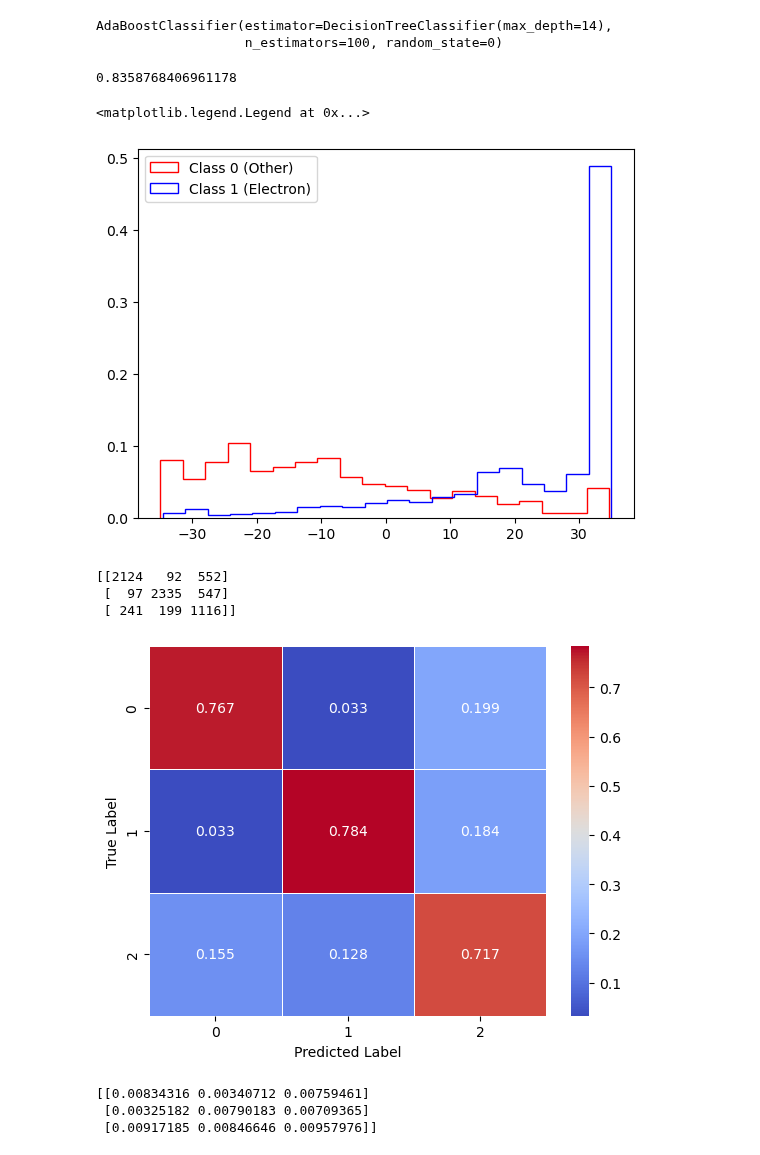
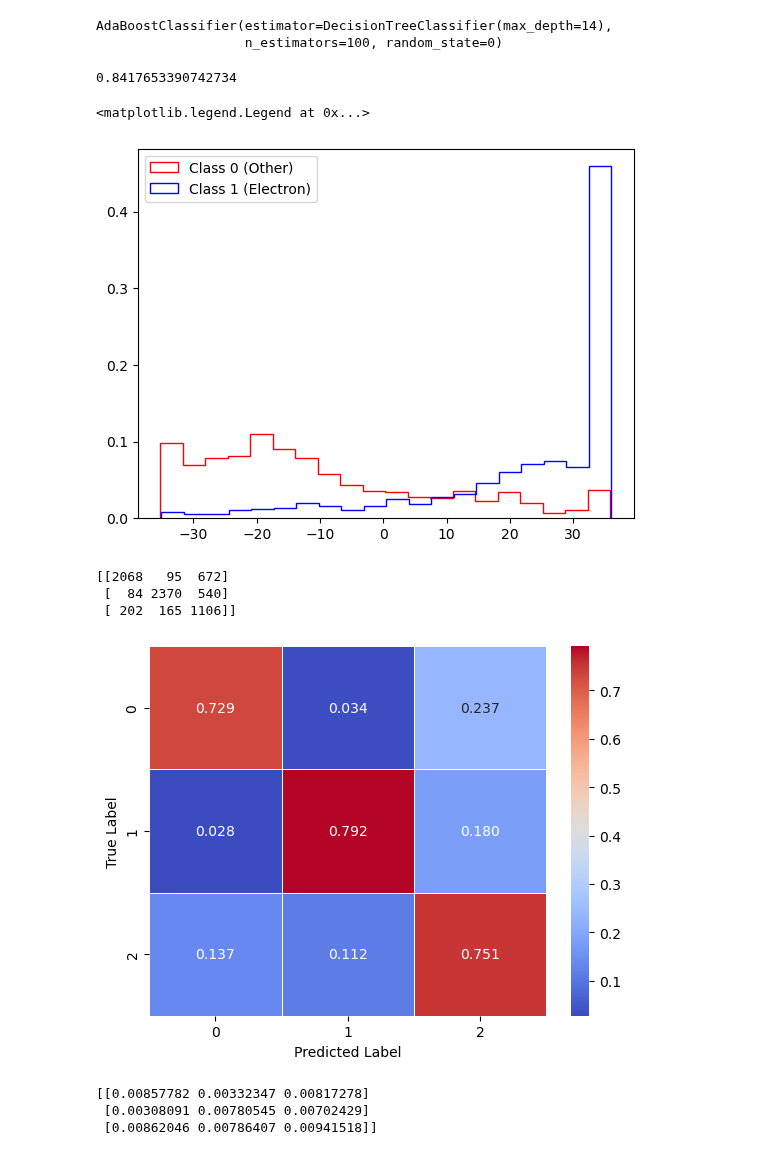
Before and after one commit to mohummudh/neutrinos-dune, a Jupyter notebook: andrew/6bdt_eventclassNEW/BDTEventClass-Copy1.ipynb, the cells around one changed output. Cells and saved outputs as stored; diff of their text form; code cells hidden in the pictures.

```diff
--- a/andrew/6bdt_eventclassNEW/BDTEventClass-Copy1.ipynb
+++ b/andrew/6bdt_eventclassNEW/BDTEventClass-Copy1.ipynb
@@ -465,7 +473,7 @@ plt.legend()
 tracks = []
 showers = []
 for n, i in enumerate(f):
-    if i >= 3.5:
+    if i >= 0.5:
         tracks.append(n)
-    if i < 3.5:
+    if i < 0.5:
         showers.append(n)
@@ -546,7 +554,7 @@ AdaBoostClassifier(estimator=DecisionTreeClassifier(max_depth=14),
 # Check the training set classification performance
 bdts.score(x_test_shower, y_test_shower)
 # %% [output]
-0.8358768406961178
+0.8417653390742734
 # %%
 #allll = np.concatenate((x_train_shw, x_test_shw))
 # %%
@@ -564,33 +572,33 @@ plt.hist(cls_1_f, color='b', weights=weights_1, bins=bins, histtype='step', labe
 plt.legend()
 # %% [output]
 <matplotlib.legend.Legend at 0x...>
-[figure, old version]
+[figure, new version]
 # %%
-tcut = -3.5
-scut = -0.5
+tcut = -1
+scut = -1
 predictions = []
 for n, i in enumerate(ft):
     if i >= tcut:
         predictions.append(0)
     if i < tcut:
         predictions.append(2)
 for n, i in enumerate(fs):
     if i >= scut:
         predictions.append(1)
     if i < scut:
         predictions.append(2)
 truthh = np.concatenate((tracktruth,showertruth))
 conf_matrix = confusion_matrix(truthh, predictions)
 conf_matrix_decimals = conf_matrix.astype('float') / conf_matrix.sum(axis=1)[:, np.newaxis]
 heatmap = sns.heatmap(conf_matrix_decimals, annot=True, cmap='coolwarm', fmt=".3f", linewidths=.5, square=False)
 plt.xlabel('Predicted Label')
 plt.ylabel('True Label')
 print(conf_matrix)
 # %% [output]
-[[2124   92  552]
- [  97 2335  547]
- [ 241  199 1116]]
+[[2068   95  672]
+ [  84 2370  540]
+ [ 202  165 1106]]
-[figure, old version]
+[figure, new version]
 # %%
 def binomial_error_element(conf_matrix, row, col):
     value = conf_matrix[row][col]
@@ -612,6 +620,6 @@ for i in range(3):
 
 print(errors_matrix)
 # %% [output]
-[[0.00834316 0.00340712 0.00759461]
- [0.00325182 0.00790183 0.00709365]
- [0.00917185 0.00846646 0.00957976]]
+[[0.00857782 0.00332347 0.00817278]
+ [0.00308091 0.00780545 0.00702429]
+ [0.00862046 0.00786407 0.00941518]]
```
Also changed, not shown: parts of 34 cells of this notebook, 3 other files.
